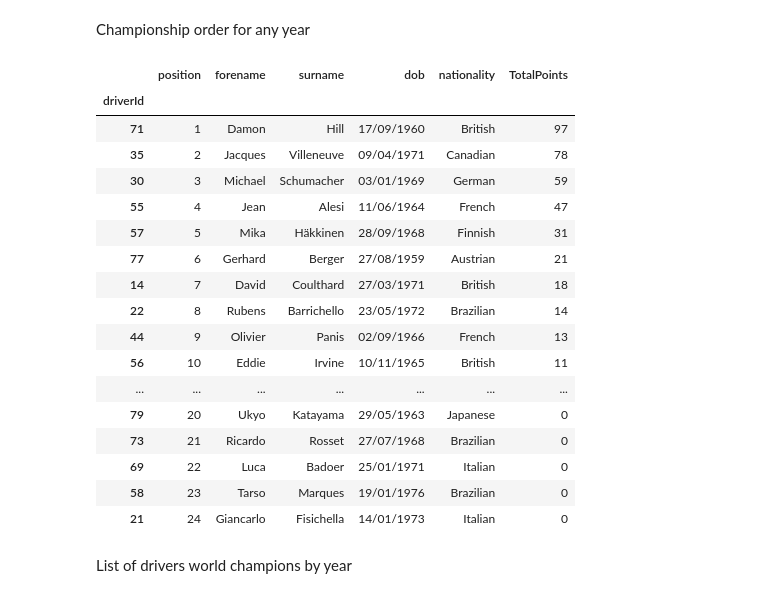
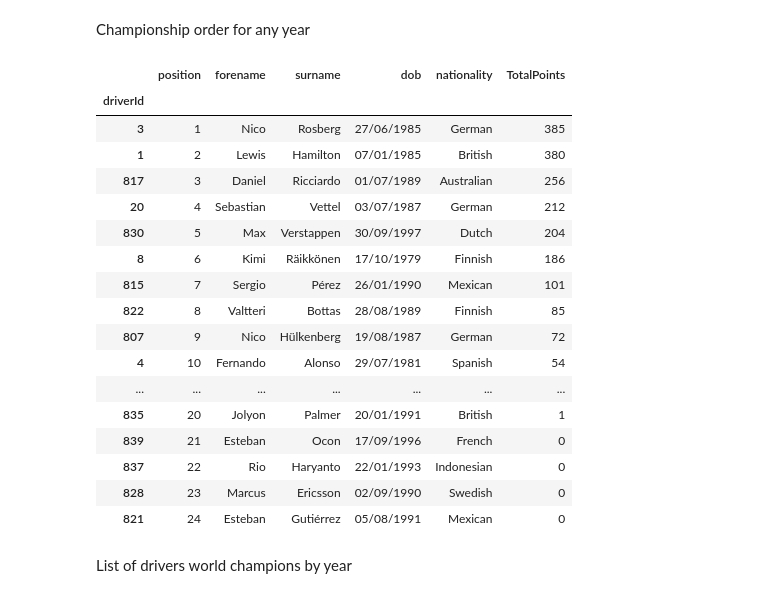
Before and after one commit to osskari/F1Data, a Jupyter notebook: Untitled.ipynb, the cells around one changed output. Drawn from its saved outputs; the diff is of its cells as text; code cells hidden in the pictures.

```diff
--- a/Untitled.ipynb
+++ b/Untitled.ipynb
@@ -320,39 +320,39 @@ Championship order for any year
 # %%
 def getStandingsForYear(year):
     stand = pd.read_sql_query(' '.join([
         f'SELECT d.driverId, d.forename, d.surname, d.dob, d.nationality, SUM(res.points) as TotalPoints',
         'FROM Results AS res',
         'JOIN Races AS rc',
         'ON rc.raceId = res.raceId',
         'JOIN Drivers as d',
         'ON d.driverId = res.driverId',
         f'WHERE rc.year = {year}',
         'GROUP BY res.driverId',
         'ORDER BY TotalPoints DESC'
     ]), engine)
     stand.insert(1, 'position', [x+1 for x in stand.index])
     return stand.set_index('driverId')
 
-getStandingsForYear(1996)
+getStandingsForYear(2016)
 # %% [output]
 |  | position | forename | surname | dob | nationality | TotalPoints |
 | driverId |  |  |  |  |  |  |
-| 71 | 1 | Damon | Hill | 17/09/1960 | British | 97 |
-| 35 | 2 | Jacques | Villeneuve | 09/04/1971 | Canadian | 78 |
-| 30 | 3 | Michael | Schumacher | 03/01/1969 | German | 59 |
-| 55 | 4 | Jean | Alesi | 11/06/1964 | French | 47 |
-| 57 | 5 | Mika | Häkkinen | 28/09/1968 | Finnish | 31 |
-| 77 | 6 | Gerhard | Berger | 27/08/1959 | Austrian | 21 |
-| 14 | 7 | David | Coulthard | 27/03/1971 | British | 18 |
-| 22 | 8 | Rubens | Barrichello | 23/05/1972 | Brazilian | 14 |
-| 44 | 9 | Olivier | Panis | 02/09/1966 | French | 13 |
-| 56 | 10 | Eddie | Irvine | 10/11/1965 | British | 11 |
+| 3 | 1 | Nico | Rosberg | 27/06/1985 | German | 385 |
+| 1 | 2 | Lewis | Hamilton | 07/01/1985 | British | 380 |
+| 817 | 3 | Daniel | Ricciardo | 01/07/1989 | Australian | 256 |
+| 20 | 4 | Sebastian | Vettel | 03/07/1987 | German | 212 |
+| 830 | 5 | Max | Verstappen | 30/09/1997 | Dutch | 204 |
+| 8 | 6 | Kimi | Räikkönen | 17/10/1979 | Finnish | 186 |
+| 815 | 7 | Sergio | Pérez | 26/01/1990 | Mexican | 101 |
+| 822 | 8 | Valtteri | Bottas | 28/08/1989 | Finnish | 85 |
+| 807 | 9 | Nico | Hülkenberg | 19/08/1987 | German | 72 |
+| 4 | 10 | Fernando | Alonso | 29/07/1981 | Spanish | 54 |
 | ... | ... | ... | ... | ... | ... | ... |
-| 79 | 20 | Ukyo | Katayama | 29/05/1963 | Japanese | 0 |
-| 73 | 21 | Ricardo | Rosset | 27/07/1968 | Brazilian | 0 |
-| 69 | 22 | Luca | Badoer | 25/01/1971 | Italian | 0 |
-| 58 | 23 | Tarso | Marques | 19/01/1976 | Brazilian | 0 |
-| 21 | 24 | Giancarlo | Fisichella | 14/01/1973 | Italian | 0 |
+| 835 | 20 | Jolyon | Palmer | 20/01/1991 | British | 1 |
+| 839 | 21 | Esteban | Ocon | 17/09/1996 | French | 0 |
+| 837 | 22 | Rio | Haryanto | 22/01/1993 | Indonesian | 0 |
+| 828 | 23 | Marcus | Ericsson | 02/09/1990 | Swedish | 0 |
+| 821 | 24 | Esteban | Gutiérrez | 05/08/1991 | Mexican | 0 |
 # %% [markdown]
 List of drivers world champions by year
 # %%
```
Also changed, not shown: parts of 4 cells of this notebook.
